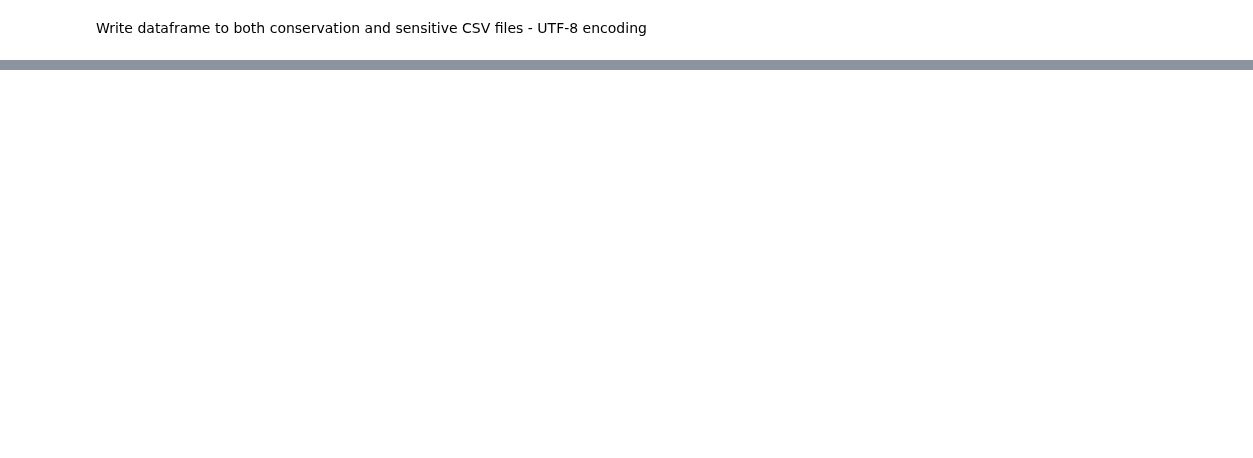
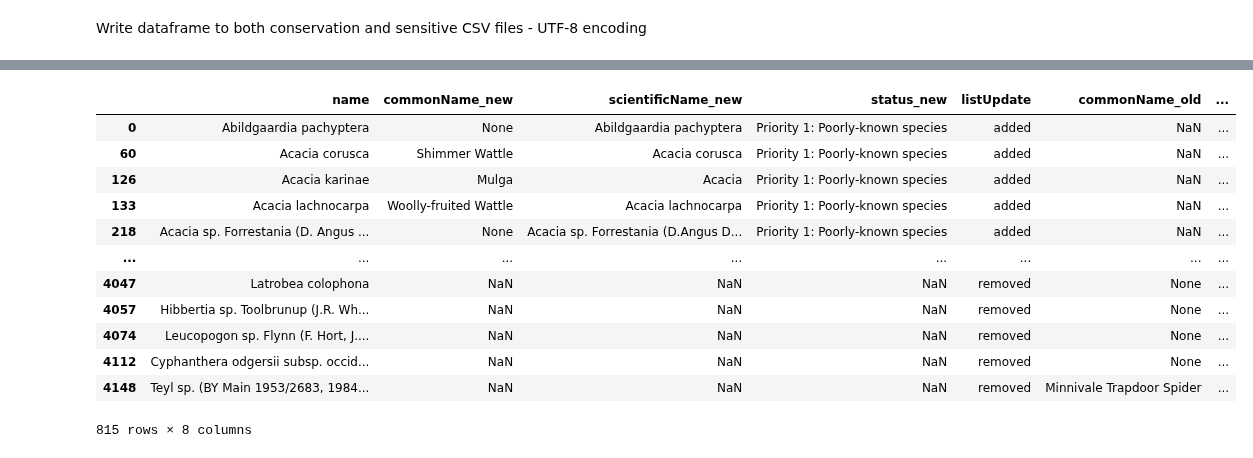
Before and after one commit to AtlasOfLivingAustralia/authoritative-lists, a Jupyter notebook: source-code/py-notebook/WA-conservation-sensitive.ipynb, the cells around one changed output, grey strips where cells are left out. Cells and saved outputs as stored; diff of their text form; code cells hidden in the pictures; blank space fills up the shorter version.

```diff
--- a/source-code/py-notebook/WA-conservation-sensitive.ipynb
+++ b/source-code/py-notebook/WA-conservation-sensitive.ipynb
@@ -205,0 +337,31 @@ print('Completed writing')
+# %%
+# prep
+import sys
+import os
+sys.path.append(os.path.abspath(projectDir + "source-code/includes"))
+import list_functions as lf
+import datetime
+monthStr = datetime.datetime.now().strftime('%Y%m')
+# %%
+# %%script echo skipping # comment this line to do a list check between test and production and save the changelog
+# conservation
+filename = "WA-conservation.csv"
+prodListUrl = "https://lists.ala.org.au/ws/speciesListItems/" + "dr2201" + "?max=10000&includeKVP=true"
+testListUrl = "https://lists-test.ala.org.au/ws/speciesListItems/" + "dr2201" + "?max=10000&includeKVP=true"
+changelist = lf.get_changelist(testListUrl, prodListUrl)
+changelist.to_csv(projectDir + "analysis/change-log/" + monthStr + "-" + filename, encoding="UTF-8", index=False)
+changelist
+# %% [output]
+|  | name | commonName_new | scientificName_new | status_new | listUpdate | commonName_old | ... |
+| 0 | Abildgaardia pachyptera | None | Abildgaardia pachyptera | Priority 1: Poorly-known species | added | NaN | ... |
+| 60 | Acacia corusca | Shimmer Wattle | Acacia corusca | Priority 1: Poorly-known species | added | NaN | ... |
+| 126 | Acacia karinae | Mulga | Acacia | Priority 1: Poorly-known species | added | NaN | ... |
+| 133 | Acacia lachnocarpa | Woolly-fruited Wattle | Acacia lachnocarpa | Priority 1: Poorly-known species | added | NaN | ... |
+| 218 | Acacia sp. Forrestania (D. Angus ... | None | Acacia sp. Forrestania (D.Angus D... | Priority 1: Poorly-known species | added | NaN | ... |
+| ... | ... | ... | ... | ... | ... | ... | ... |
+| 4047 | Latrobea colophona | NaN | NaN | NaN | removed | None | ... |
+| 4057 | Hibbertia sp. Toolbrunup (J.R. Wh... | NaN | NaN | NaN | removed | None | ... |
+| 4074 | Leucopogon sp. Flynn (F. Hort, J.... | NaN | NaN | NaN | removed | None | ... |
+| 4112 | Cyphanthera odgersii subsp. occid... | NaN | NaN | NaN | removed | None | ... |
+| 4148 | Teyl sp. (BY Main 1953/2683, 1984... | NaN | NaN | NaN | removed | Minnivale Trapdoor Spider | ... |
+815 rows × 8 columns
```
Also changed, not shown: parts of 50 cells of this notebook, 12 other files.
